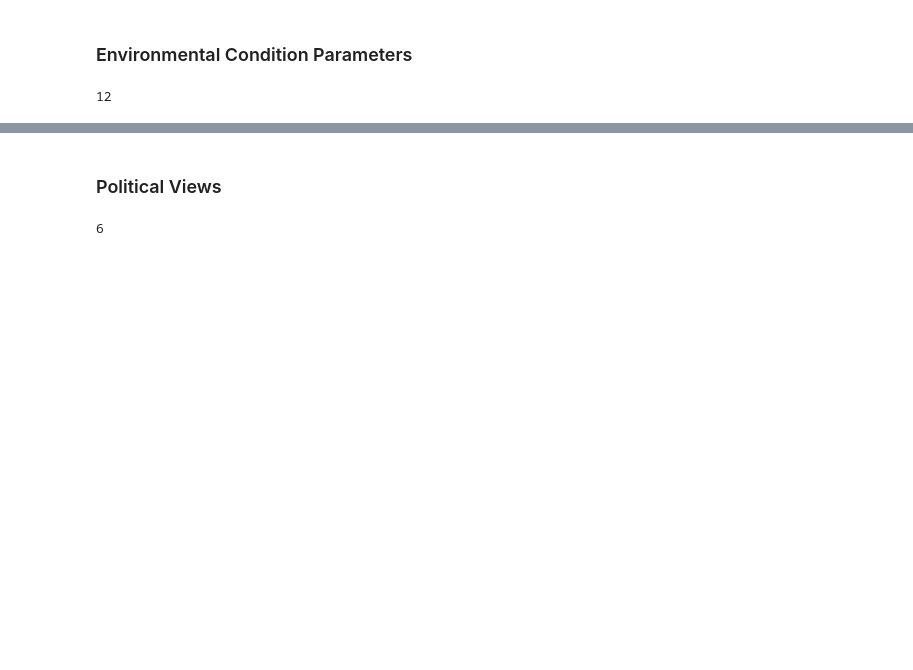
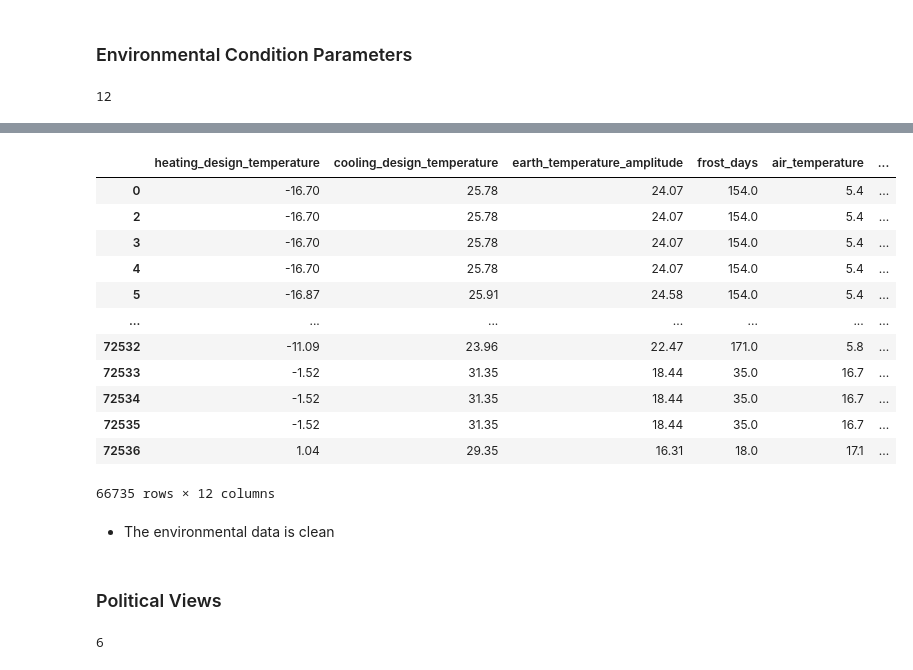
Before and after one commit to zs19930830/CMPE255, a Jupyter notebook: src/DeepSolar.ipynb, the cells around one changed output, grey strips where cells are left out. Drawn from its saved outputs; the diff is of its cells as text; code cells hidden in the pictures; blank space fills up the shorter version.

```diff
--- a/src/DeepSolar.ipynb
+++ b/src/DeepSolar.ipynb
@@ -229,0 +298,5 @@ len(envt_parameters)
+# %%
+# Dropping the environmental Data
+
+envt_data.dropna(inplace=True)
+envt_data.isnull().sum()
@@ -230,3 +317,22 @@ len(envt_parameters)
+# %%
+clean_envt_data = envt_data.copy()
+clean_envt_data
+# %% [output]
+|  | heating_design_temperature | cooling_design_temperature | earth_temperature_amplitude | frost_days | air_temperature | ... |
+| 0 | -16.70 | 25.78 | 24.07 | 154.0 | 5.4 | ... |
+| 2 | -16.70 | 25.78 | 24.07 | 154.0 | 5.4 | ... |
+| 3 | -16.70 | 25.78 | 24.07 | 154.0 | 5.4 | ... |
+| 4 | -16.70 | 25.78 | 24.07 | 154.0 | 5.4 | ... |
+| 5 | -16.87 | 25.91 | 24.58 | 154.0 | 5.4 | ... |
+| ... | ... | ... | ... | ... | ... | ... |
+| 72532 | -11.09 | 23.96 | 22.47 | 171.0 | 5.8 | ... |
+| 72533 | -1.52 | 31.35 | 18.44 | 35.0 | 16.7 | ... |
+| 72534 | -1.52 | 31.35 | 18.44 | 35.0 | 16.7 | ... |
+| 72535 | -1.52 | 31.35 | 18.44 | 35.0 | 16.7 | ... |
+| 72536 | 1.04 | 29.35 | 16.31 | 18.0 | 17.1 | ... |
+66735 rows × 12 columns
+# %% [markdown]
+  - The environmental data is clean
 # %% [markdown]
 ### Political Views
 # %%
```
Also changed, not shown: parts of 11 cells of this notebook.
